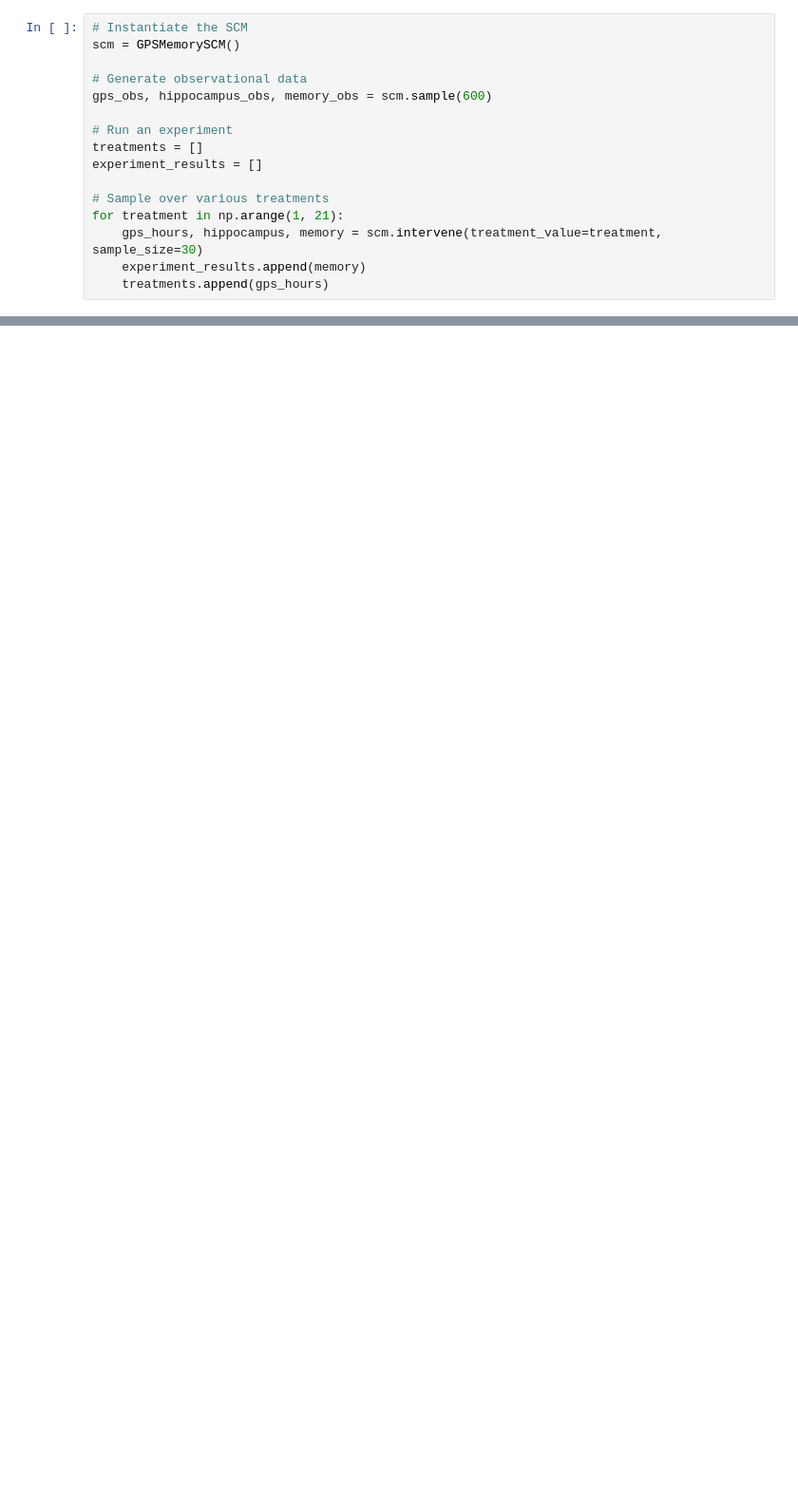
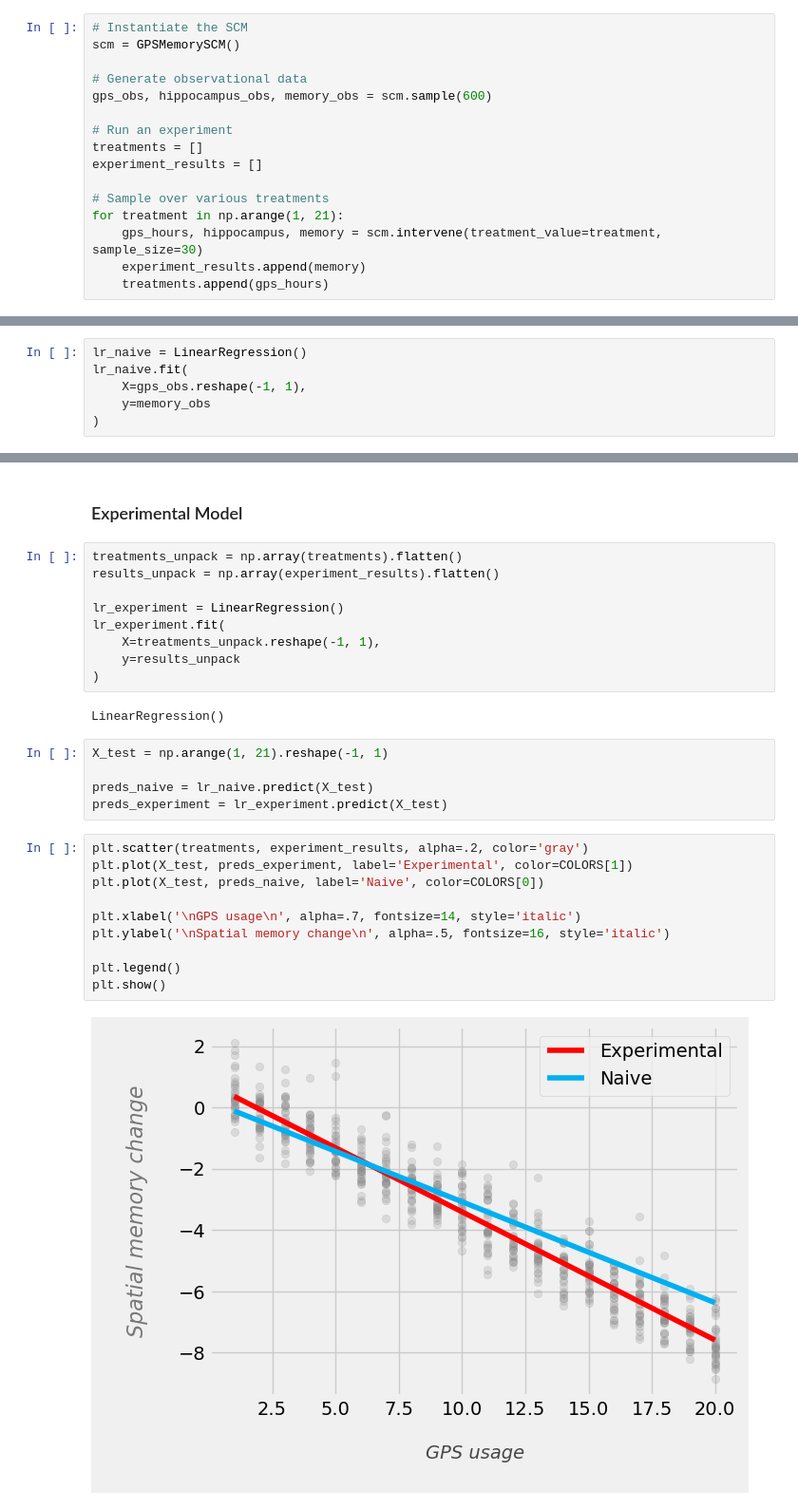
Before and after one commit to joakor89/Causal_inference_in_python, a Jupyter notebook: chap_06/NESD.ipynb, the cells around one changed output, grey strips where cells are left out. Shown: that part at 95% size. Saved outputs shown, nothing was run; the diff lists cells and outputs as text; blank space fills up the shorter version.

Commit message:
Naive models

```diff
--- a/chap_06/NESD.ipynb
+++ b/chap_06/NESD.ipynb
@@ -344,0 +350,6 @@ plt.show()
+# %%
+lr_naive = LinearRegression()
+lr_naive.fit(
+    X=gps_obs.reshape(-1, 1),
+    y=memory_obs
+)
@@ -344,0 +358,30 @@ plt.show()
+# %% [markdown]
+### Experimental Model
+# %%
+treatments_unpack = np.array(treatments).flatten()
+results_unpack = np.array(experiment_results).flatten()
+
+lr_experiment = LinearRegression()
+lr_experiment.fit(
+    X=treatments_unpack.reshape(-1, 1),
+    y=results_unpack
+)
+# %% [output]
+LinearRegression()
+# %%
+X_test = np.arange(1, 21).reshape(-1, 1)
+
+preds_naive = lr_naive.predict(X_test)
+preds_experiment = lr_experiment.predict(X_test)
+# %%
+plt.scatter(treatments, experiment_results, alpha=.2, color='gray')
+plt.plot(X_test, preds_experiment, label='Experimental', color=COLORS[1])
+plt.plot(X_test, preds_naive, label='Naive', color=COLORS[0])
+
+plt.xlabel('\nGPS usage\n', alpha=.7, fontsize=14, style='italic')
+plt.ylabel('\nSpatial memory change\n', alpha=.5, fontsize=16, style='italic')
+
+plt.legend()
+plt.show()
+# %% [output]
+[figure, added]
```
Also changed, not shown: parts of 16 cells of this notebook, 2 other files.
